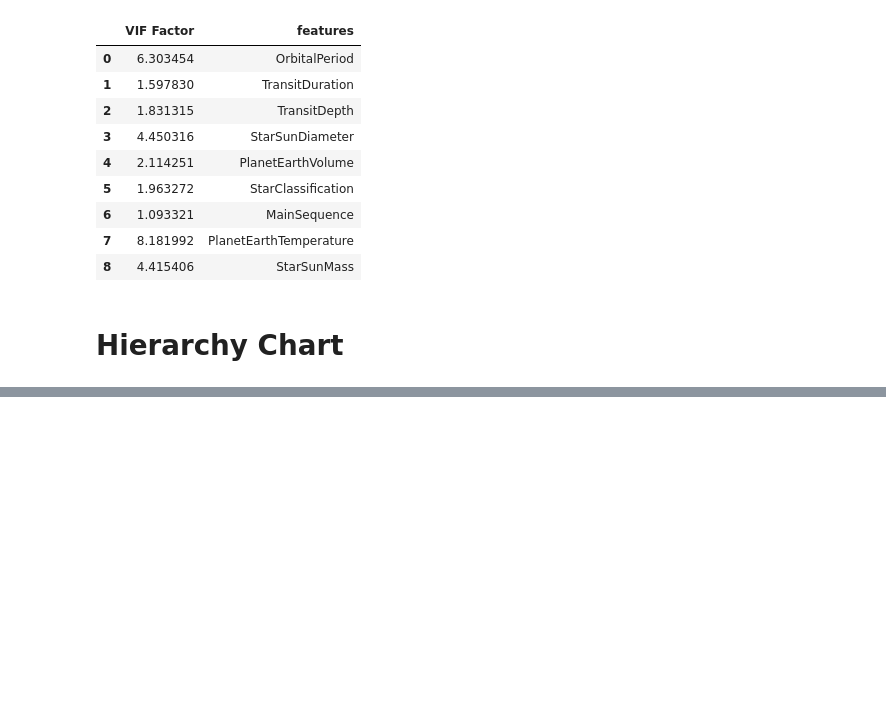
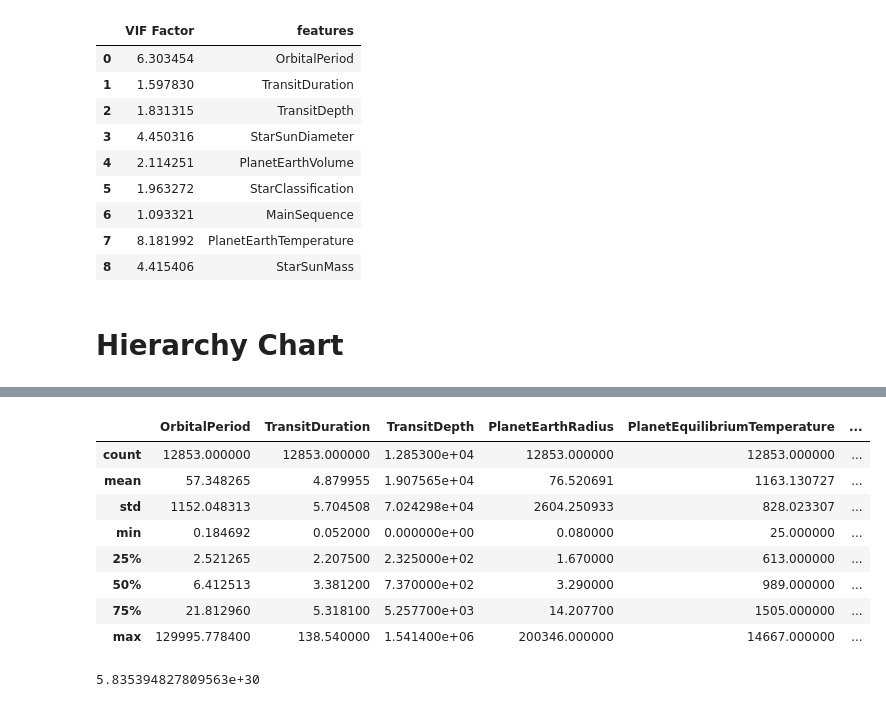
Before and after one commit to Paolo1151/EskwelabsCapstone, a Jupyter notebook: notebooks/EDA/radartest.ipynb, the cells around one changed output, grey strips where cells are left out. Cells and saved outputs as stored; diff of their text form; code cells hidden in the pictures; blank space fills up the shorter version.

```diff
--- a/notebooks/EDA/radartest.ipynb
+++ b/notebooks/EDA/radartest.ipynb
@@ -251,0 +294,18 @@ df
+# %%
+df = pd.read_csv(os.getcwd()+'\\..\\..\\data\\final\\UnverifiedLabelFinal.csv')
+# %%
+df.describe()
+# %% [output]
+|  | OrbitalPeriod | TransitDuration | TransitDepth | PlanetEarthRadius | PlanetEquilibriumTemperature | ... |
+| count | 12853.000000 | 12853.000000 | 1.285300e+04 | 12853.000000 | 12853.000000 | ... |
+| mean | 57.348265 | 4.879955 | 1.907565e+04 | 76.520691 | 1163.130727 | ... |
+| std | 1152.048313 | 5.704508 | 7.024298e+04 | 2604.250933 | 828.023307 | ... |
+| min | 0.184692 | 0.052000 | 0.000000e+00 | 0.080000 | 25.000000 | ... |
+| 25% | 2.521265 | 2.207500 | 2.325000e+02 | 1.670000 | 613.000000 | ... |
+| 50% | 6.412513 | 3.381200 | 7.370000e+02 | 3.290000 | 989.000000 | ... |
+| 75% | 21.812960 | 5.318100 | 5.257700e+03 | 14.207700 | 1505.000000 | ... |
+| max | 129995.778400 | 138.540000 | 1.541400e+06 | 200346.000000 | 14667.000000 | ... |
+# %%
+((700000000)**2 * 10**(2.9)) / (6.67e-11)
+# %% [output]
+5.835394827809563e+30
```
Also changed, not shown: parts of 6 cells of this notebook, 44 other files.
